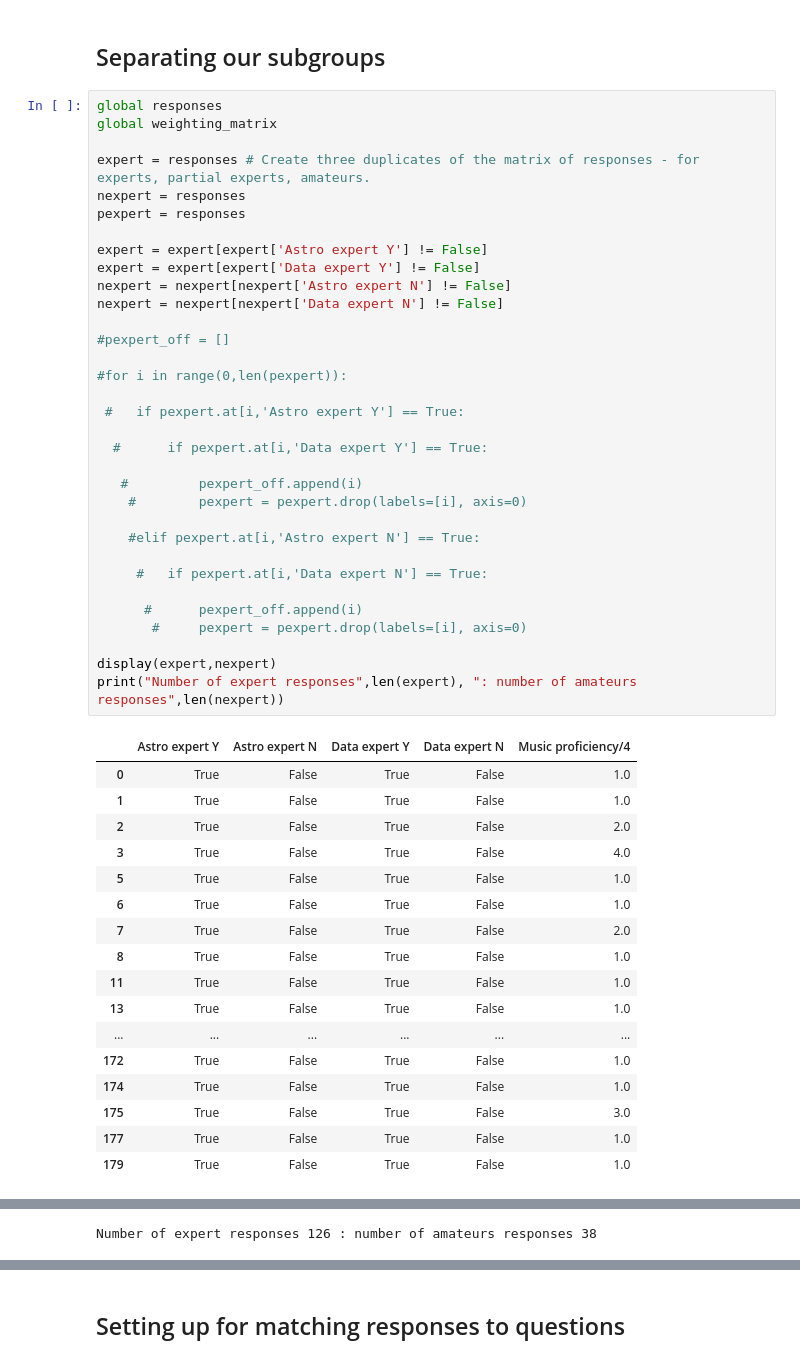
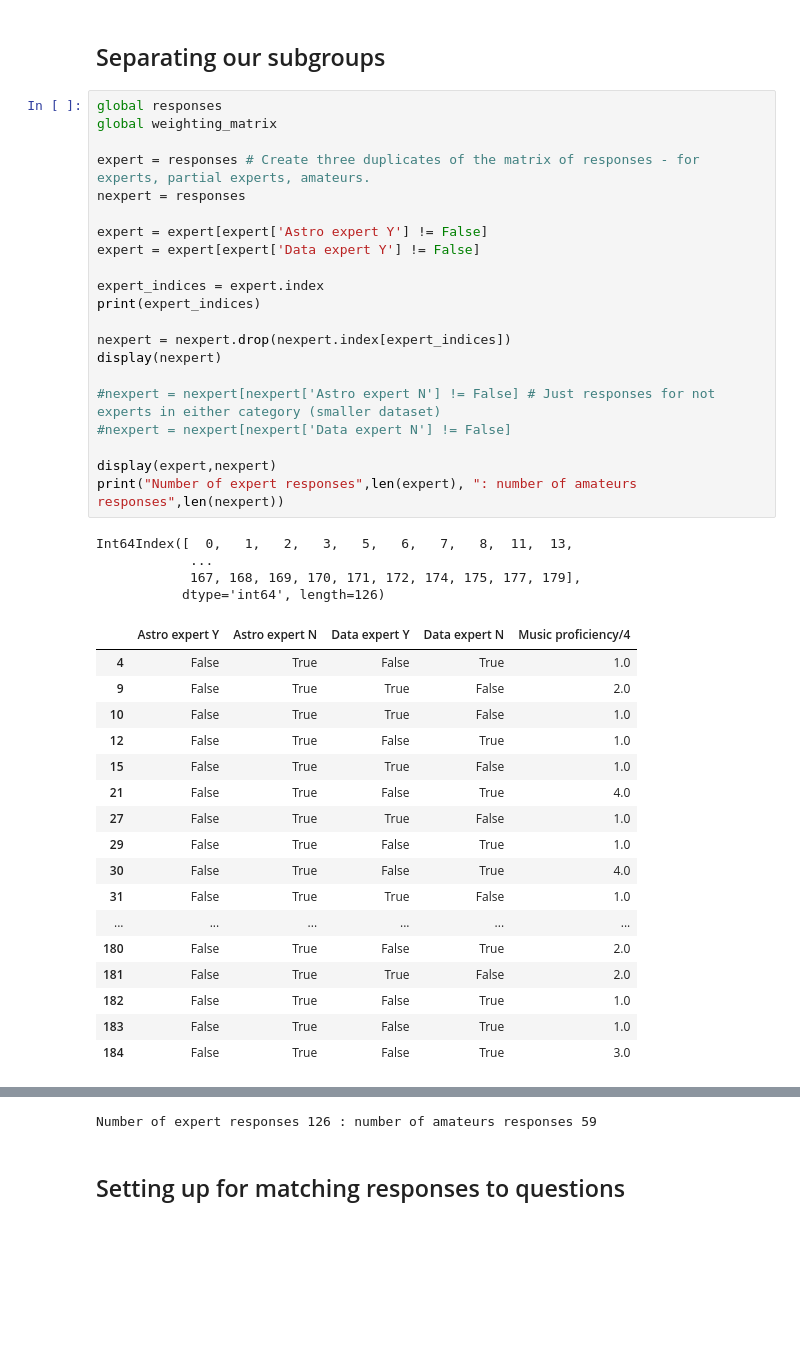
Before and after one commit to jacktuckerbrown/star-sound, a Jupyter notebook: analysis.ipynb, the cells around one changed output, grey strips where cells are left out. Drawn from its saved outputs; the diff is of its cells as text; blank space fills up the shorter version.

Commit message:
cleaning up responses table. working towards snr regime based responses

```diff
--- a/analysis.ipynb
+++ b/analysis.ipynb
@@ -625,52 +625,44 @@ display(values,values_drop)
 # %%
 global responses
 global weighting_matrix
 
 expert = responses # Create three duplicates of the matrix of responses - for experts, partial experts, amateurs.
 nexpert = responses
-pexpert = responses
 
 expert = expert[expert['Astro expert Y'] != False]
 expert = expert[expert['Data expert Y'] != False]
-nexpert = nexpert[nexpert['Astro expert N'] != False]
-nexpert = nexpert[nexpert['Data expert N'] != False]
 
-#pexpert_off = []
+expert_indices = expert.index
+print(expert_indices)
 
-#for i in range(0,len(pexpert)):
+nexpert = nexpert.drop(nexpert.index[expert_indices])
+display(nexpert)
 
- #   if pexpert.at[i,'Astro expert Y'] == True:
-
-  #      if pexpert.at[i,'Data expert Y'] == True:
-
-   #         pexpert_off.append(i)
-    #        pexpert = pexpert.drop(labels=[i], axis=0)
-
-    #elif pexpert.at[i,'Astro expert N'] == True:
-
-     #   if pexpert.at[i,'Data expert N'] == True:
-
-      #      pexpert_off.append(i)
-       #     pexpert = pexpert.drop(labels=[i], axis=0)
+#nexpert = nexpert[nexpert['Astro expert N'] != False] # Just responses for not experts in either category (smaller dataset)
+#nexpert = nexpert[nexpert['Data expert N'] != False]
 
 display(expert,nexpert)
 print("Number of expert responses",len(expert), ": number of amateurs responses",len(nexpert))
 # %% [output]
+Int64Index([  0,   1,   2,   3,   5,   6,   7,   8,  11,  13,
+            ...
+            167, 168, 169, 170, 171, 172, 174, 175, 177, 179],
+           dtype='int64', length=126)
 |  | Astro expert Y | Astro expert N | Data expert Y | Data expert N | Music proficiency/4 |
-| 0 | True | False | True | False | 1.0 |
-| 1 | True | False | True | False | 1.0 |
-| 2 | True | False | True | False | 2.0 |
-| 3 | True | False | True | False | 4.0 |
-| 5 | True | False | True | False | 1.0 |
-| 6 | True | False | True | False | 1.0 |
-| 7 | True | False | True | False | 2.0 |
-| 8 | True | False | True | False | 1.0 |
-| 11 | True | False | True | False | 1.0 |
-| 13 | True | False | True | False | 1.0 |
+| 4 | False | True | False | True | 1.0 |
+| 9 | False | True | True | False | 2.0 |
+| 10 | False | True | True | False | 1.0 |
+| 12 | False | True | False | True | 1.0 |
+| 15 | False | True | True | False | 1.0 |
+| 21 | False | True | False | True | 4.0 |
+| 27 | False | True | True | False | 1.0 |
+| 29 | False | True | False | True | 1.0 |
+| 30 | False | True | False | True | 4.0 |
+| 31 | False | True | True | False | 1.0 |
 | ... | ... | ... | ... | ... | ... |
-| 172 | True | False | True | False | 1.0 |
-| 174 | True | False | True | False | 1.0 |
-| 175 | True | False | True | False | 3.0 |
-| 177 | True | False | True | False | 1.0 |
-| 179 | True | False | True | False | 1.0 |
+| 180 | False | True | False | True | 2.0 |
+| 181 | False | True | True | False | 2.0 |
+| 182 | False | True | False | True | 1.0 |
+| 183 | False | True | False | True | 1.0 |
+| 184 | False | True | False | True | 3.0 |
 |  | Astro expert Y | Astro expert N | Data expert Y | Data expert N | Music proficiency/4 |
@@ -693 +684,0 @@ print("Number of expert responses",len(expert), ": number of amateurs responses"
-Number of expert responses 126 : number of amateurs responses 38
@@ -694,3 +702,4 @@ Number of expert responses 126 : number of amateurs responses 38
+Number of expert responses 126 : number of amateurs responses 59
 # %% [markdown]
 ## Setting up for matching responses to questions
 # %%
```
Also changed, not shown: parts of 5 cells of this notebook.
